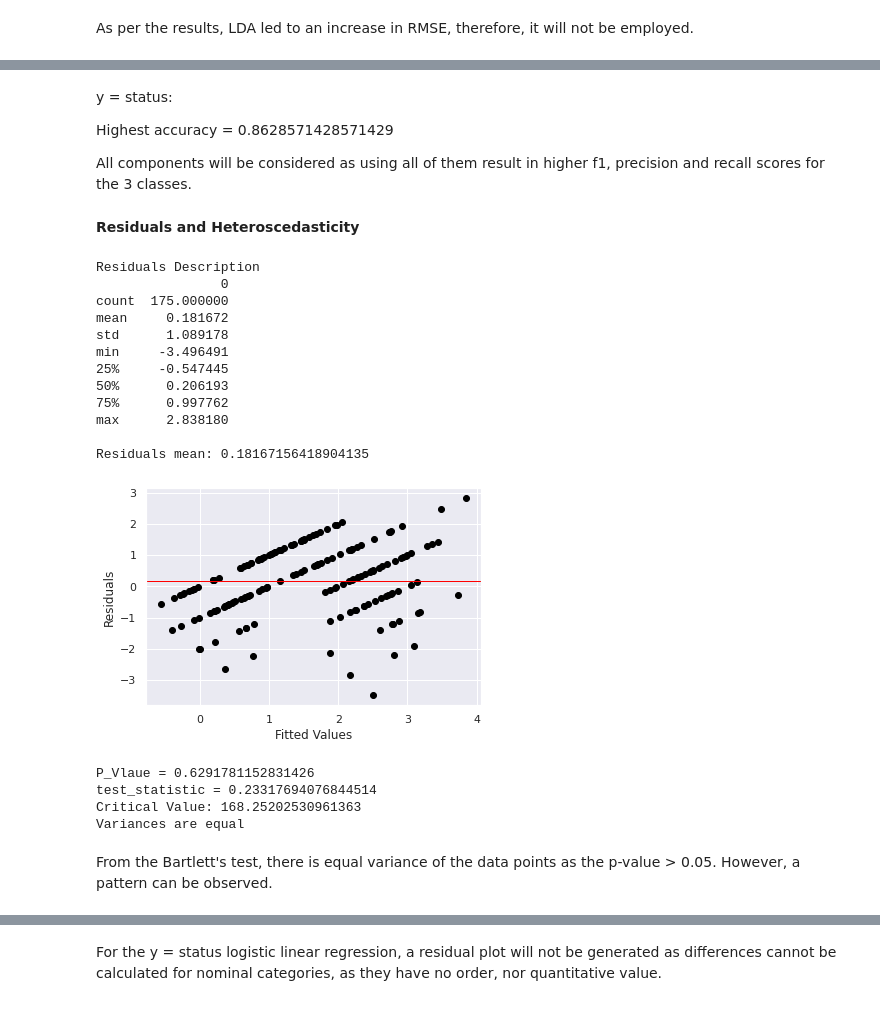
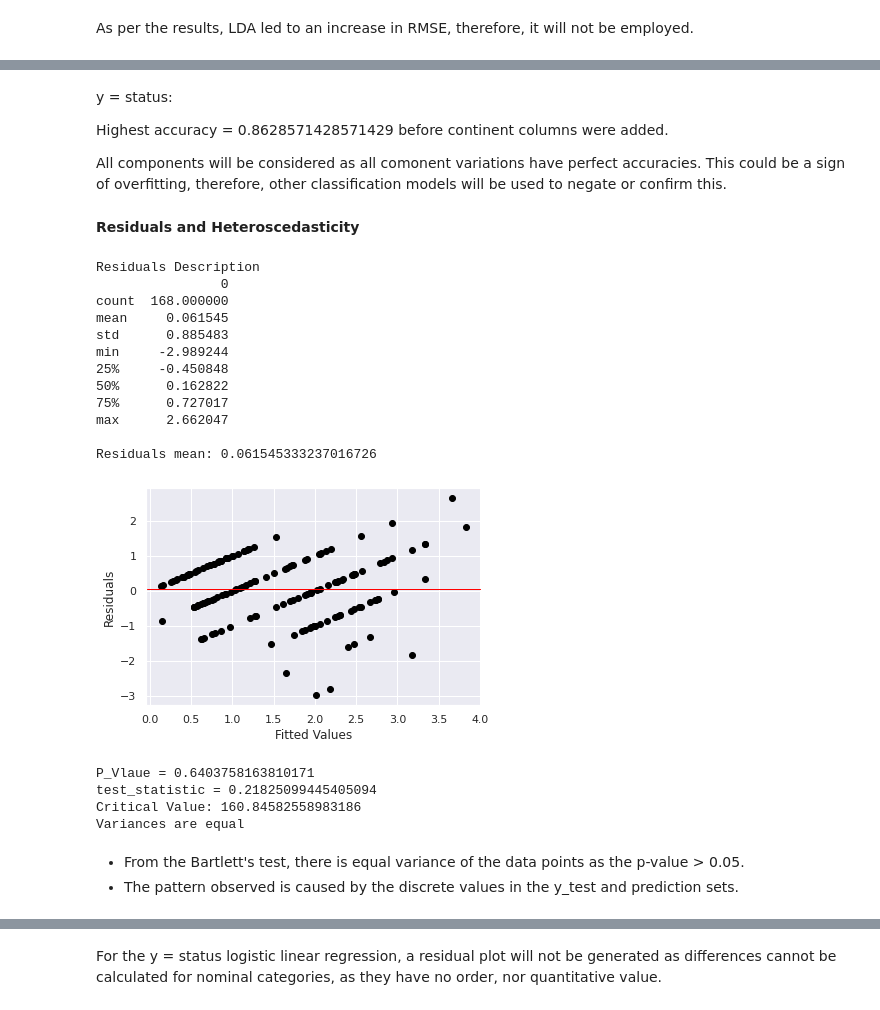
Before and after one commit to deborahmasibo/Moringa-Core-Module-2-Week-1-IP, a Jupyter notebook: Football_Prediction.ipynb, the cells around one changed output, grey strips where cells are left out. Cells and saved outputs as stored; diff of their text form; code cells hidden in the pictures.

```diff
--- a/Football_Prediction.ipynb
+++ b/Football_Prediction.ipynb
@@ -1490,34 +1654,35 @@ Confusion Matrix
-# %% [markdown]
-y = status:
-
-Highest accuracy = 0.8628571428571429
-
-All components will be considered as using all of them result in higher f1, precision and recall scores for the 3 classes.
+# %% [markdown]
+y = status:
+
+Highest accuracy = 0.8628571428571429 before continent columns were added.
+
+All components will be considered as all comonent variations have perfect accuracies. This could be a sign of overfitting, therefore, other classification models will be used to negate or confirm this.
 # %% [markdown]
 **Residuals and Heteroscedasticity**
 # %%
 # y = home team score
-Residuals_Heteroskedasticity_LDA(1, X1_train, X1_test, y1_train, y1_test, 1)
+Residuals_Heteroskedasticity_LDA(2, X1_train, X1_test, y1_train, y1_test)
 # %% [output]
 Residuals Description
                 0
-count  175.000000
-mean     0.181672
-std      1.089178
-min     -3.496491
-25%     -0.547445
-50%      0.206193
-75%      0.997762
-max      2.838180
+count  168.000000
+mean     0.061545
+std      0.885483
+min     -2.989244
+25%     -0.450848
+50%      0.162822
+75%      0.727017
+max      2.662047
 
-Residuals mean: 0.18167156418904135
+Residuals mean: 0.061545333237016726
-[figure, old version]
+[figure, new version]
-P_Vlaue = 0.6291781152831426
-test_statistic = 0.23317694076844514
-Critical Value: 168.25202530961363
+P_Vlaue = 0.6403758163810171
+test_statistic = 0.21825099445405094
+Critical Value: 160.84582558983186
 Variances are equal
 # %% [markdown]
-From the Bartlett's test, there is equal variance of the data points as the p-value > 0.05. However, a pattern can be observed.
+* From the Bartlett's test, there is equal variance of the data points as the p-value > 0.05.
+* The pattern observed is caused by the discrete values in the y_test and prediction sets.
 # %%
 # y = away team score
 # As the RMSE increased after LDA, the dimensionality reduction method will not be employed.
```
Also changed, not shown: parts of 170 cells of this notebook.
